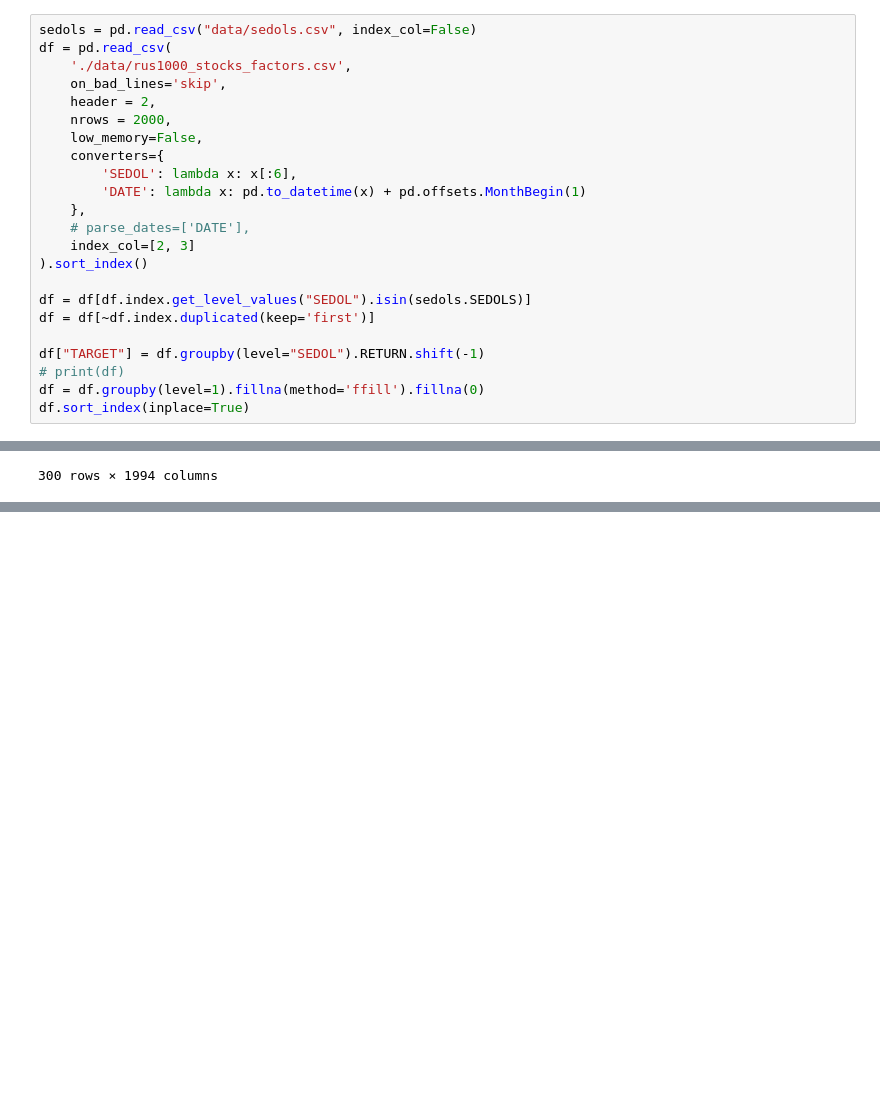
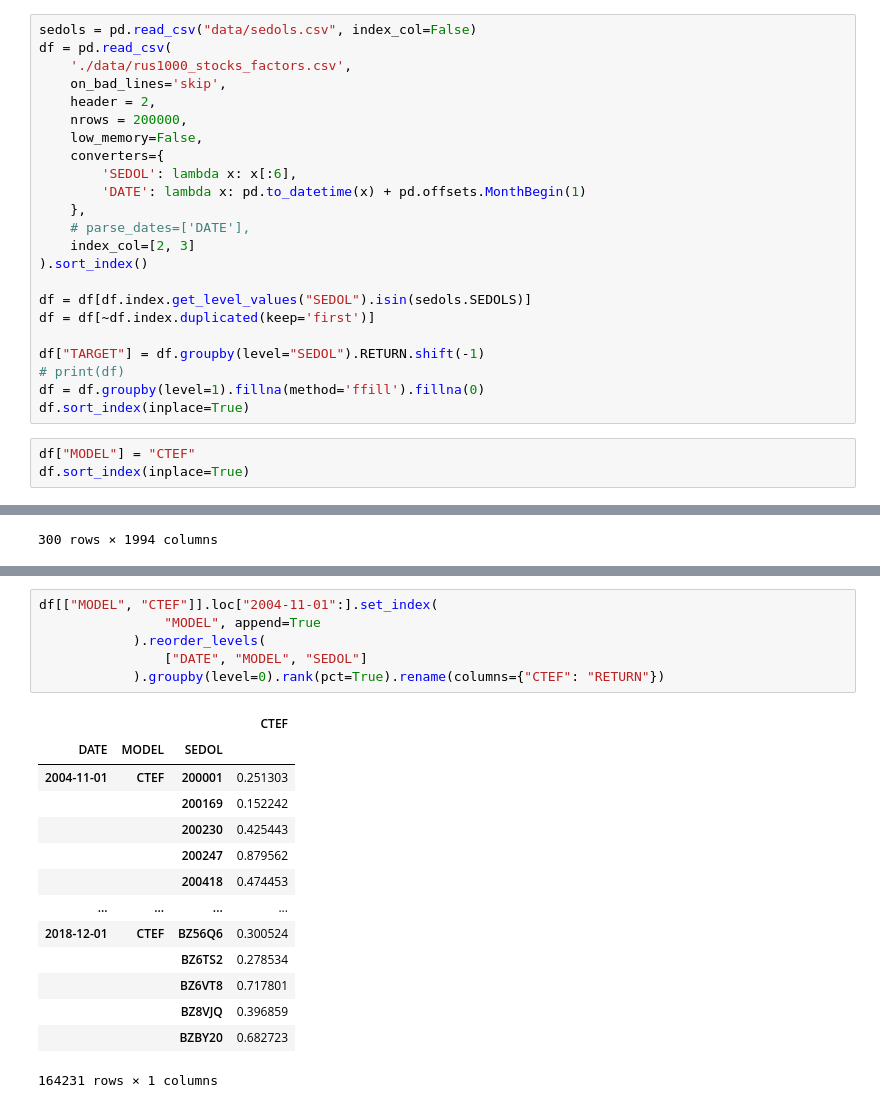
Before and after one commit to layoups/multi-factor-portfolio-construction, a Jupyter notebook: testing.ipynb, the cells around one changed output, grey strips where cells are left out. Saved outputs shown, nothing was run; the diff lists cells and outputs as text; blank space fills up the shorter version.

Commit message:
CTEF column bug

```diff
--- a/testing.ipynb
+++ b/testing.ipynb
@@ -11,7 +11,7 @@ df = pd.read_csv(
     './data/rus1000_stocks_factors.csv',
     on_bad_lines='skip',
     header = 2,
-    nrows = 2000,
+    nrows = 200000,
     low_memory=False,
     converters={
         'SEDOL': lambda x: x[:6],
@@ -28,6 +28,9 @@ df["TARGET"] = df.groupby(level="SEDOL").RETURN.shift(-1)
 # print(df)
 df = df.groupby(level=1).fillna(method='ffill').fillna(0)
 df.sort_index(inplace=True)
+# %%
+df["MODEL"] = "CTEF"
+df.sort_index(inplace=True)
 # %%
 df[["MODEL", "CTEF"]].set_index("MODEL", append=True).reorder_levels(["DATE", "MODEL", "SEDOL"])
 # %% [output]
@@ -292,3 +295,24 @@ pd.read_csv("output/feature_importance_Final.csv")
 | 6 | NaN | NaN | NaN | NaN | NaN | NaN | NaN | NaN | NaN | NaN | NaN | ... |
 | 7 | NaN | NaN | NaN | NaN | NaN | NaN | NaN | NaN | NaN | NaN | NaN | ... |
 | 8 | NaN | NaN | NaN | NaN | NaN | NaN | NaN | NaN | NaN | NaN | NaN | ... |
+# %%
+df[["MODEL", "CTEF"]].loc["2004-11-01":].set_index(
+                "MODEL", append=True
+            ).reorder_levels(
+                ["DATE", "MODEL", "SEDOL"]
+            ).groupby(level=0).rank(pct=True).rename(columns={"CTEF": "RETURN"})
+# %% [output]
+|  |  |  | CTEF |
+| DATE | MODEL | SEDOL |  |
+| 2004-11-01 | CTEF | 200001 | 0.251303 |
+|  |  | 200169 | 0.152242 |
+|  |  | 200230 | 0.425443 |
+|  |  | 200247 | 0.879562 |
+|  |  | 200418 | 0.474453 |
+| ... | ... | ... | ... |
+| 2018-12-01 | CTEF | BZ56Q6 | 0.300524 |
+|  |  | BZ6TS2 | 0.278534 |
+|  |  | BZ6VT8 | 0.717801 |
+|  |  | BZ8VJQ | 0.396859 |
+|  |  | BZBY20 | 0.682723 |
+164231 rows × 1 columns
```
Also changed, not shown: 4 other files.
